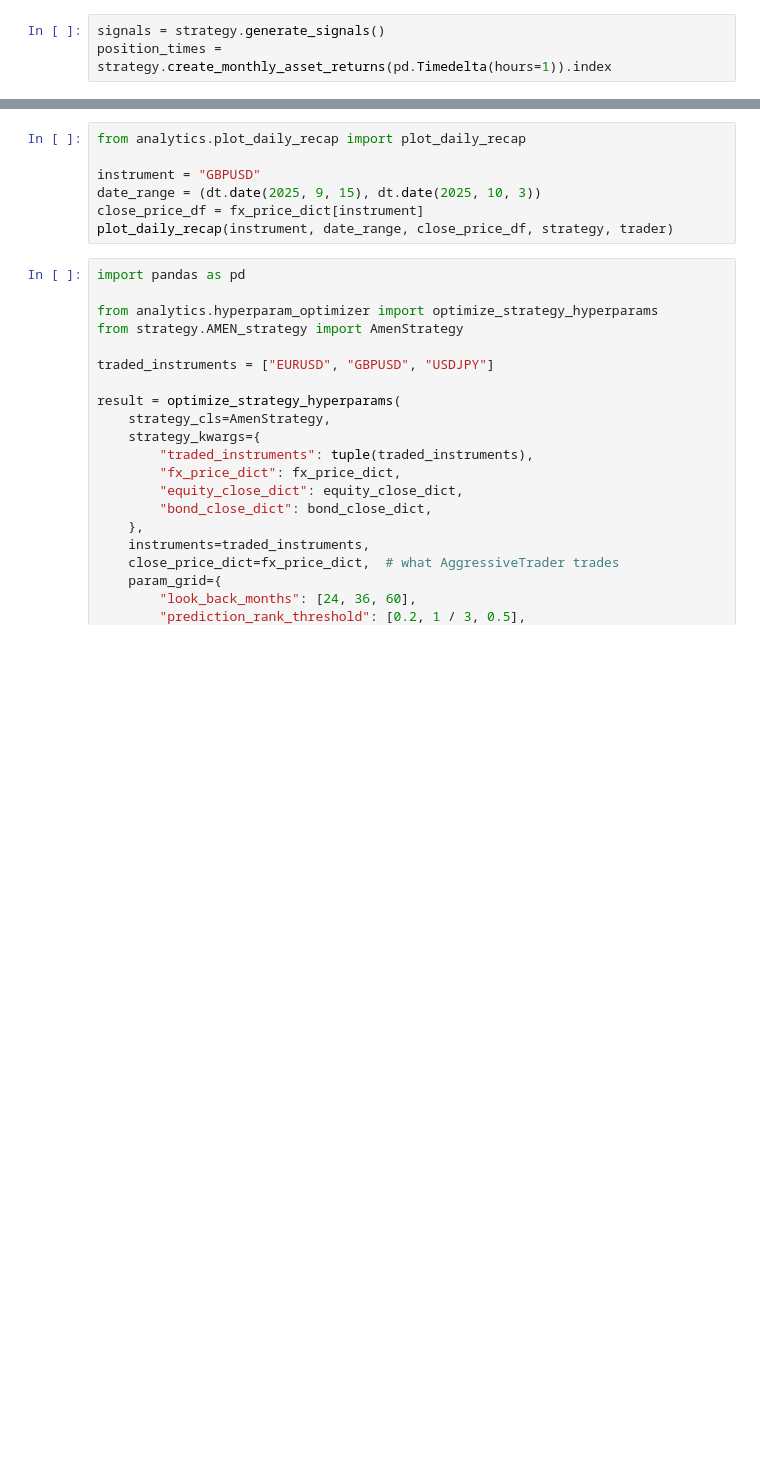
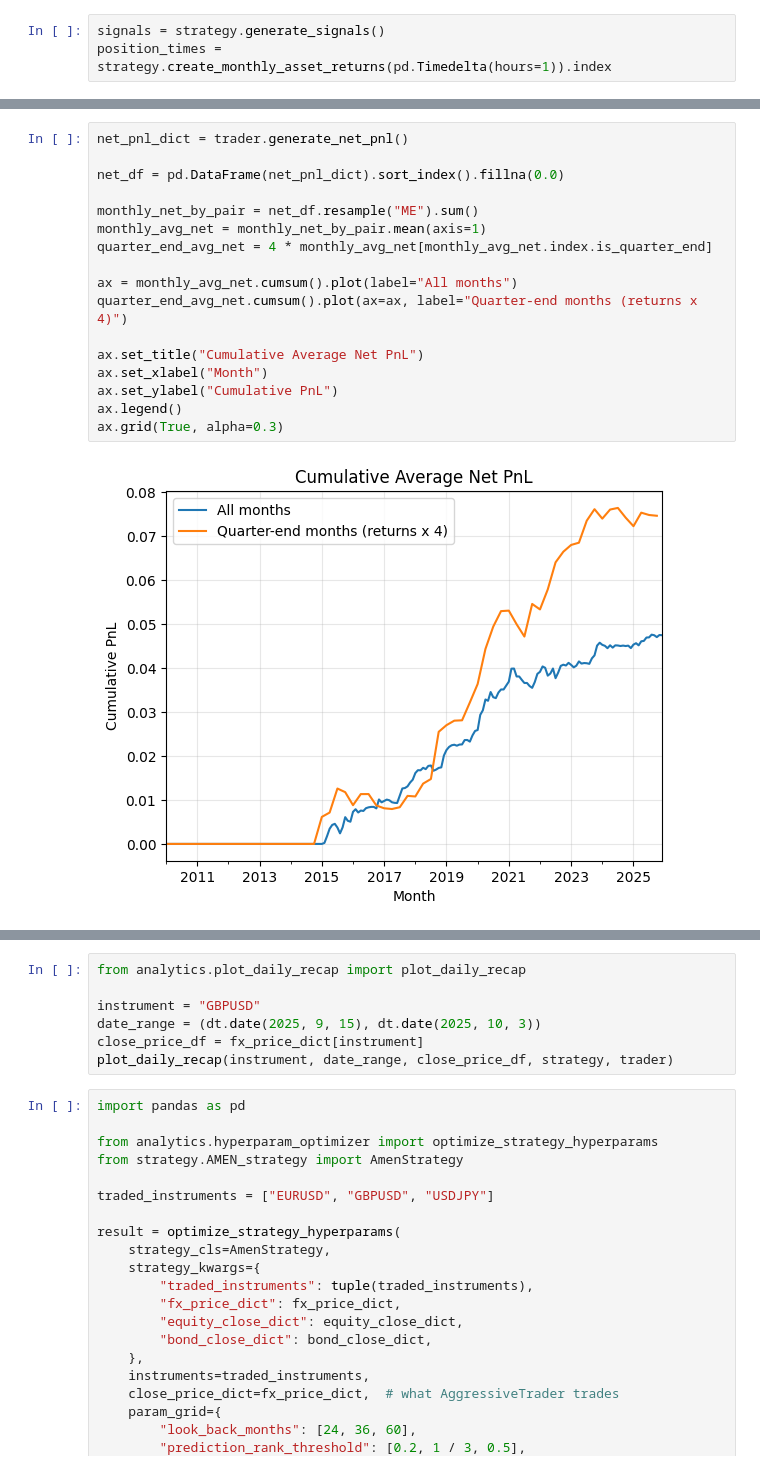
Before and after one commit to muqali/systematic-trading, a Jupyter notebook: src/systematic_trading/script/month_end.ipynb, the cells around one changed output, grey strips where cells are left out. Cells and saved outputs as stored; diff of their text form; blank space fills up the shorter version.

```diff
--- a/src/systematic_trading/script/month_end.ipynb
+++ b/src/systematic_trading/script/month_end.ipynb
@@ -120,0 +131,19 @@ ax.grid(True, alpha=0.3)
+# %%
+net_pnl_dict = trader.generate_net_pnl()
+
+net_df = pd.DataFrame(net_pnl_dict).sort_index().fillna(0.0)
+
+monthly_net_by_pair = net_df.resample("ME").sum()
+monthly_avg_net = monthly_net_by_pair.mean(axis=1)
+quarter_end_avg_net = 4 * monthly_avg_net[monthly_avg_net.index.is_quarter_end]
+
+ax = monthly_avg_net.cumsum().plot(label="All months")
+quarter_end_avg_net.cumsum().plot(ax=ax, label="Quarter-end months (returns x 4)")
+
+ax.set_title("Cumulative Average Net PnL")
+ax.set_xlabel("Month")
+ax.set_ylabel("Cumulative PnL")
+ax.legend()
+ax.grid(True, alpha=0.3)
+# %% [output]
+[figure, added]
```
Also changed, not shown: parts of 8 cells of this notebook, 1 other file.
